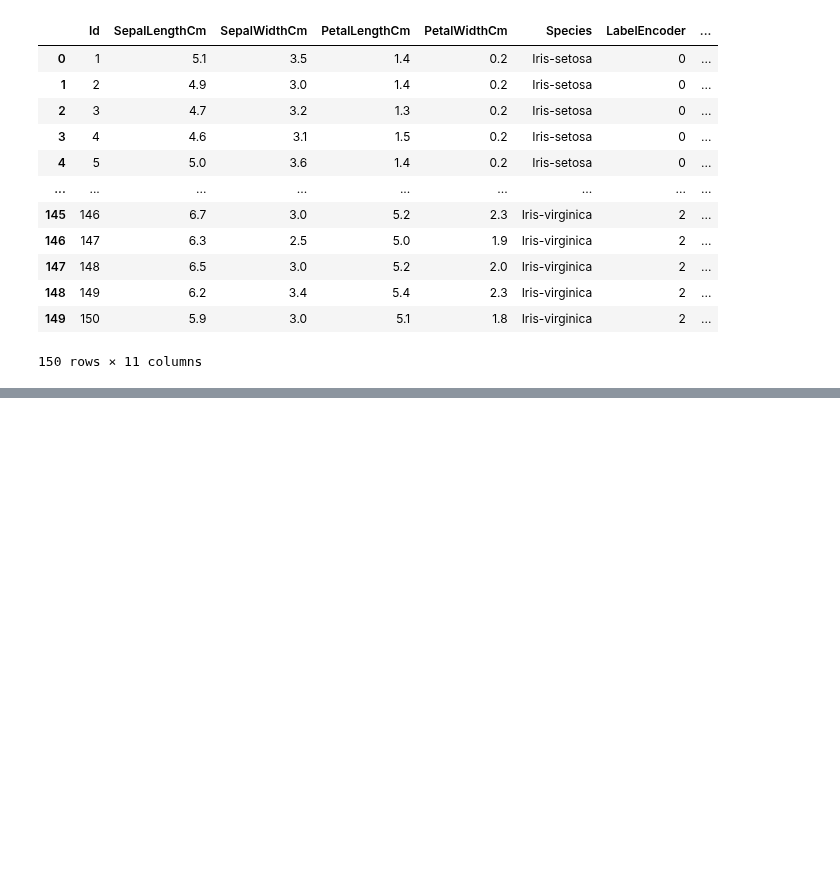
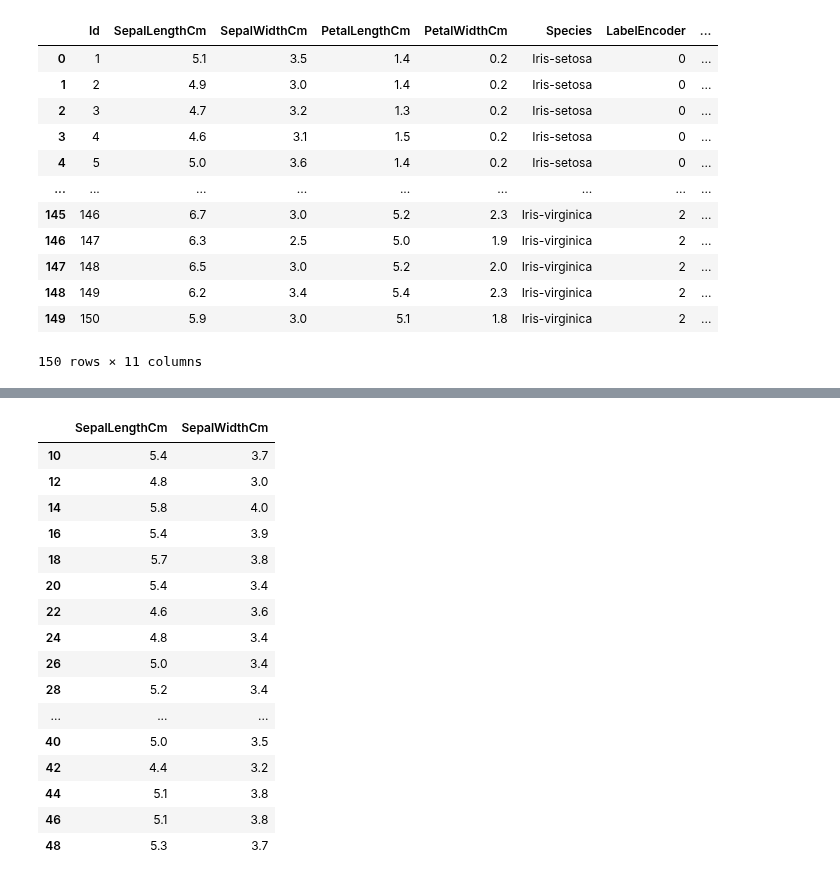
Before and after one commit to Htet-Khant-Linn/CS-300-Introduction-to-Machine-Learning, a Jupyter notebook: globelEnv/20260915-encoding_techniques.ipynb, the cells around one changed output, grey strips where cells are left out. Cells and saved outputs as stored; diff of their text form; code cells hidden in the pictures; blank space fills up the shorter version.

```diff
--- a/globelEnv/20260915-encoding_techniques.ipynb
+++ b/globelEnv/20260915-encoding_techniques.ipynb
@@ -149,0 +226,20 @@ final_df
+# %%
+df2.iloc[10:50:2, 1:3]
+# %% [output]
+|  | SepalLengthCm | SepalWidthCm |
+| 10 | 5.4 | 3.7 |
+| 12 | 4.8 | 3.0 |
+| 14 | 5.8 | 4.0 |
+| 16 | 5.4 | 3.9 |
+| 18 | 5.7 | 3.8 |
+| 20 | 5.4 | 3.4 |
+| 22 | 4.6 | 3.6 |
+| 24 | 4.8 | 3.4 |
+| 26 | 5.0 | 3.4 |
+| 28 | 5.2 | 3.4 |
+| ... | ... | ... |
+| 40 | 5.0 | 3.5 |
+| 42 | 4.4 | 3.2 |
+| 44 | 5.1 | 3.8 |
+| 46 | 5.1 | 3.8 |
+| 48 | 5.3 | 3.7 |
```
Also changed, not shown: parts of 7 cells of this notebook.
